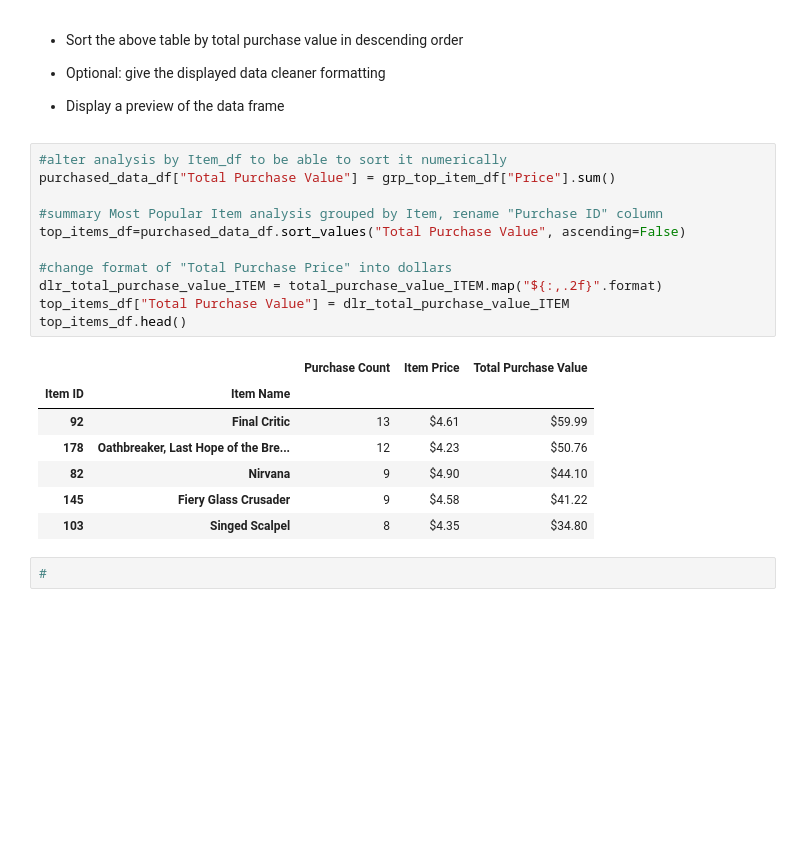
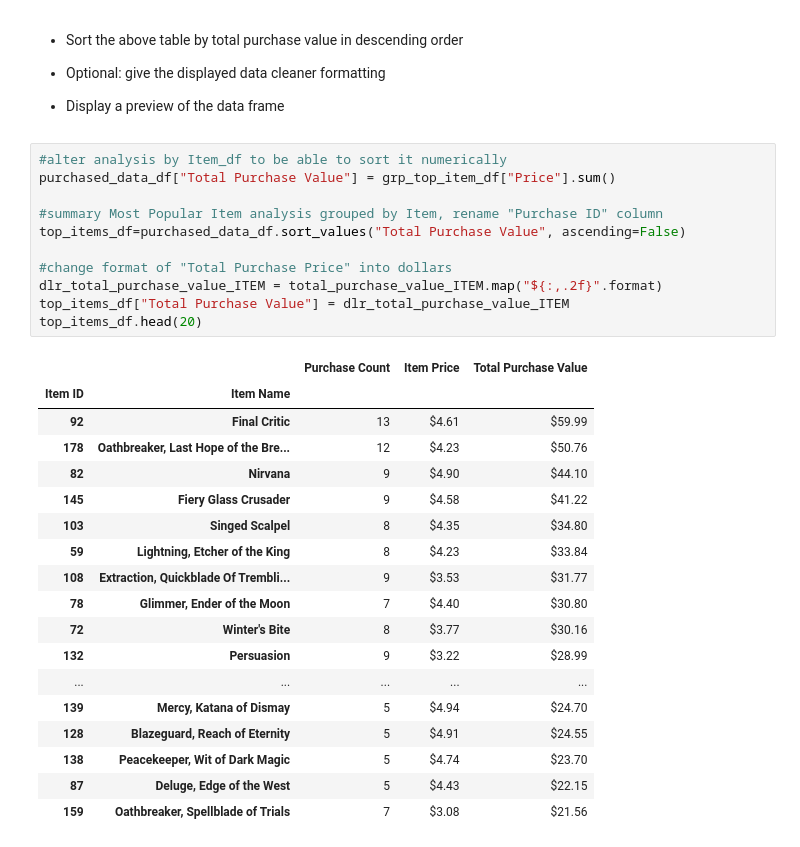
Before and after one commit to iegatlanta/pandas-challenge, a Jupyter notebook: HeroesOfPymoli/HeroesOfPymoli_Final.ipynb, the cells around one changed output. Cells and saved outputs as stored; diff of their text form; blank space fills up the shorter version.

```diff
--- a/HeroesOfPymoli/HeroesOfPymoli_Final.ipynb
+++ b/HeroesOfPymoli/HeroesOfPymoli_Final.ipynb
@@ -356,21 +367,30 @@ popular_items_df.head()
 # %%
 #alter analysis by Item_df to be able to sort it numerically
 purchased_data_df["Total Purchase Value"] = grp_top_item_df["Price"].sum()
 
 #summary Most Popular Item analysis grouped by Item, rename "Purchase ID" column
 top_items_df=purchased_data_df.sort_values("Total Purchase Value", ascending=False)
 
 #change format of "Total Purchase Price" into dollars
 dlr_total_purchase_value_ITEM = total_purchase_value_ITEM.map("${:,.2f}".format)
 top_items_df["Total Purchase Value"] = dlr_total_purchase_value_ITEM
-top_items_df.head()
+top_items_df.head(20)
 # %% [output]
 |  |  | Purchase Count | Item Price | Total Purchase Value |
 | Item ID | Item Name |  |  |  |
 | 92 | Final Critic | 13 | $4.61 | $59.99 |
 | 178 | Oathbreaker, Last Hope of the Bre... | 12 | $4.23 | $50.76 |
 | 82 | Nirvana | 9 | $4.90 | $44.10 |
 | 145 | Fiery Glass Crusader | 9 | $4.58 | $41.22 |
 | 103 | Singed Scalpel | 8 | $4.35 | $34.80 |
+| 59 | Lightning, Etcher of the King | 8 | $4.23 | $33.84 |
+| 108 | Extraction, Quickblade Of Trembli... | 9 | $3.53 | $31.77 |
+| 78 | Glimmer, Ender of the Moon | 7 | $4.40 | $30.80 |
+| 72 | Winter's Bite | 8 | $3.77 | $30.16 |
+| 132 | Persuasion | 9 | $3.22 | $28.99 |
+| ... | ... | ... | ... | ... |
+| 139 | Mercy, Katana of Dismay | 5 | $4.94 | $24.70 |
+| 128 | Blazeguard, Reach of Eternity | 5 | $4.91 | $24.55 |
+| 138 | Peacekeeper, Wit of Dark Magic | 5 | $4.74 | $23.70 |
+| 87 | Deluge, Edge of the West | 5 | $4.43 | $22.15 |
+| 159 | Oathbreaker, Spellblade of Trials | 7 | $3.08 | $21.56 |
-# %%
-#
```
Also changed, not shown: parts of 2 cells of this notebook, 1 other file.
